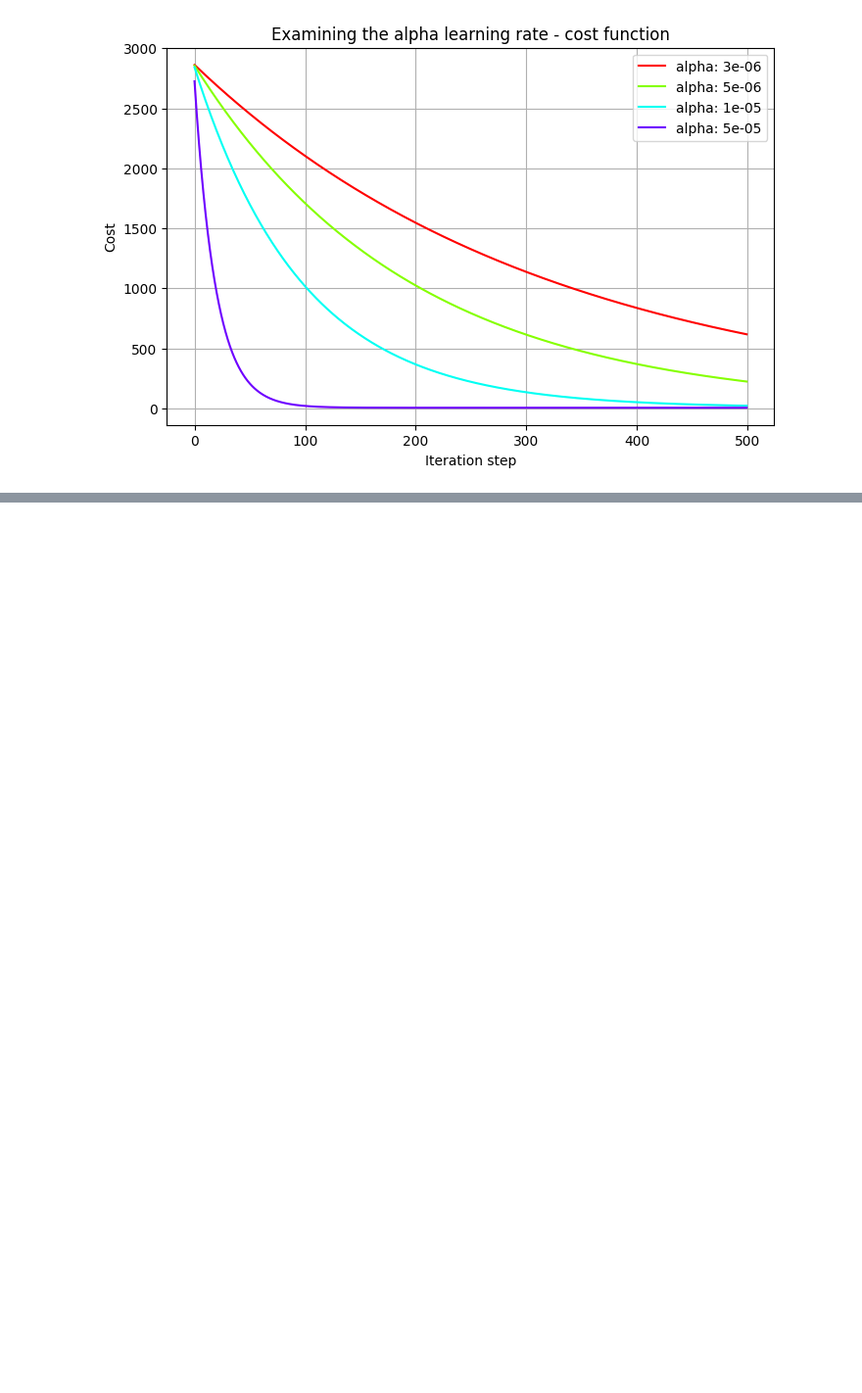
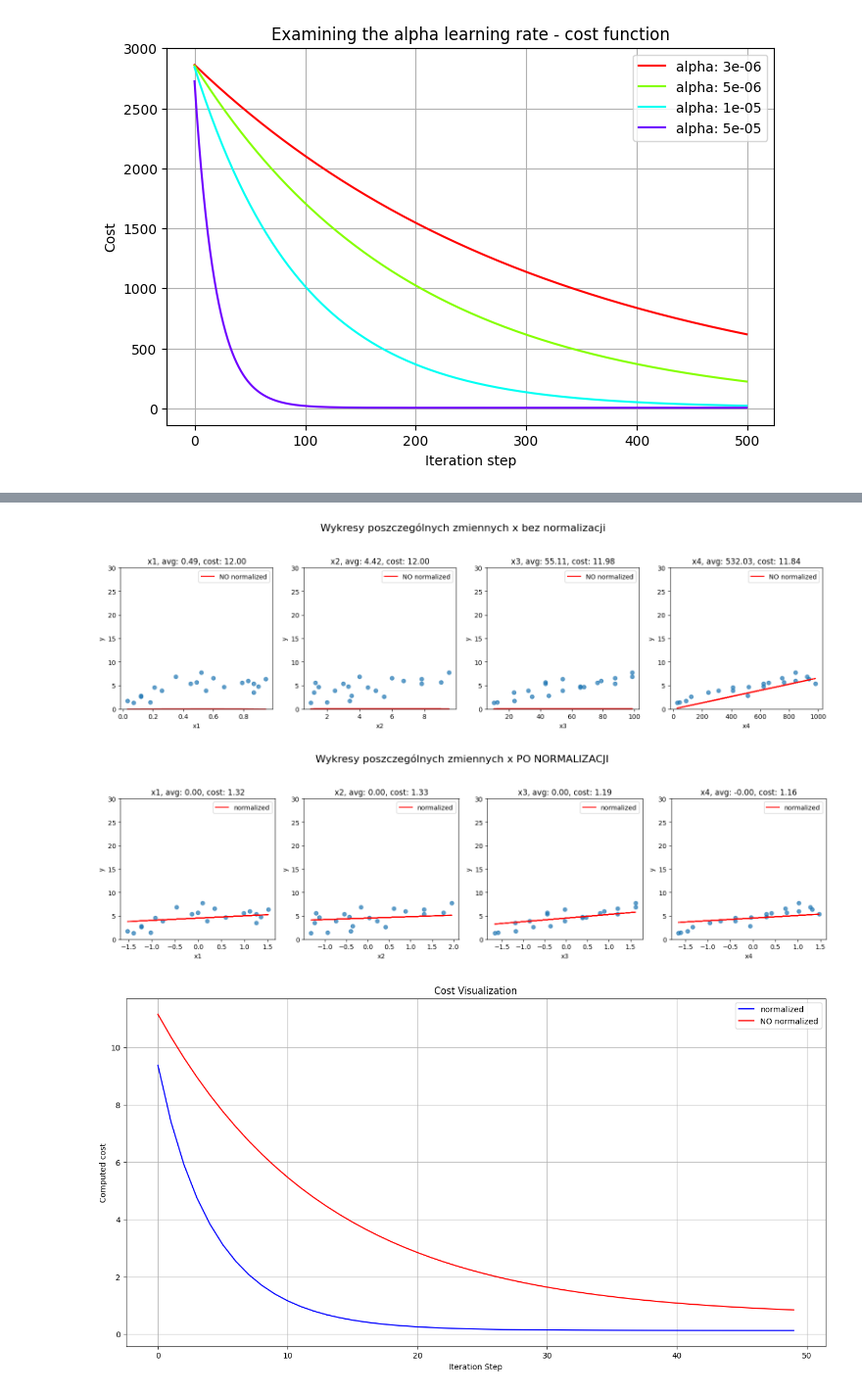
Before and after one commit to janek1842/mlbyjan-sandbox, a Jupyter notebook: livescripts/linear_regression_extended.ipynb, the cells around one changed output, grey strips where cells are left out. Shown at 98% size. Saved outputs shown, nothing was run; the diff lists cells and outputs as text; code cells hidden in the pictures; blank space fills up the shorter version.

Commit message:
normalization lab

```diff
--- a/livescripts/linear_regression_extended.ipynb
+++ b/livescripts/linear_regression_extended.ipynb
@@ -79,0 +85,62 @@ plt.show()
+# %%
+file_path = "../data/linear_regression_multivar.json"
+with open(file_path, "r") as f:
+    data = json.load(f)
+fig, axes = plt.subplots(1, 4, figsize=(16, 4))
+features = ["x1", "x2", "x3", "x4"]
+df = pd.DataFrame(data)
+
+w,b,stepsW,stepsB,computed_costs_nonrm=lnrgmv.run_gradient_descent(df[["x1", "x2", "x3", "x4"]].values,df["y_reg"],0,0,0.0000001,50)
+
+for i, feature in enumerate(features):
+    axes[i].scatter(df[feature], df["y_reg"], alpha=0.7)
+    axes[i].plot(df[feature], w[i]*df[feature]+b,color='red',label='NO normalized')
+    cost = lnrgmv.compute_cost(w[1],df["y_reg"],df[feature],b)
+    axes[i].set_xlabel(feature)
+    axes[i].set_ylabel("y")
+    avg_feature = df[feature].mean()
+    axes[i].legend()
+    axes[i].set_ylim(0,30)
+    axes[i].set_title(f"{feature}, avg: {avg_feature:.2f}, cost: {cost:.2f}")
+
+plt.tight_layout()
+plt.suptitle("Wykresy poszczególnych zmiennych x bez normalizacji", fontsize=16, y=1.15)
+plt.show()
+
+######### NORMALIZATION #########
+mu =np.mean(df[["x1", "x2", "x3", "x4"]].values,axis=0)
+sigma  = np.std(df[["x1", "x2", "x3", "x4"]].values,axis=0)
+df[["x1", "x2", "x3", "x4"]] = (df[["x1", "x2", "x3", "x4"]].values - mu)/sigma
+
+w,b,stepsW_nonrm,stepsB,computed_costs_nrm=lnrgmv.run_gradient_descent(df[["x1", "x2", "x3", "x4"]].values,df["y_reg"],0,0,0.1,50)
+
+fig, axes = plt.subplots(1, 4, figsize=(16, 4))
+for i, feature in enumerate(features):
+    axes[i].scatter(df[feature], df["y_reg"], alpha=0.7)
+    axes[i].plot(df[feature], w[i]*df[feature]+b,color='red',label='normalized')
+    cost = lnrgmv.compute_cost(w[1],df["y_reg"],df[feature],b)
+    axes[i].set_xlabel(feature)
+    axes[i].set_ylabel("y")
+    avg_feature = df[feature].mean()
+    axes[i].legend()
+    axes[i].set_ylim(0,30)
+    axes[i].set_title(f"{feature}, avg: {avg_feature:.2f}, cost: {cost:.2f}")
+
+plt.tight_layout()
+plt.suptitle("Wykresy poszczególnych zmiennych x PO NORMALIZACJI", fontsize=16, y=1.15)
+plt.show()
+
+# Computed costs vs the iteration
+plt.figure(figsize=(16,8))
+plt.title('Cost Visualization')
+plt.xlabel('Iteration Step')
+plt.ylabel('Computed cost')
+plt.plot(np.arange(len(computed_costs_nrm)), computed_costs_nrm, color='blue', label='normalized')
+plt.plot(np.arange(len(computed_costs_nonrm)), computed_costs_nonrm, color='red', label='NO normalized')
+plt.legend()
+plt.grid(True)
+plt.show()
+# %% [output]
+[figure, added]
+[figure, added]
+[figure, added]
```
Also changed, not shown: parts of 3 cells of this notebook, 2 other files.
